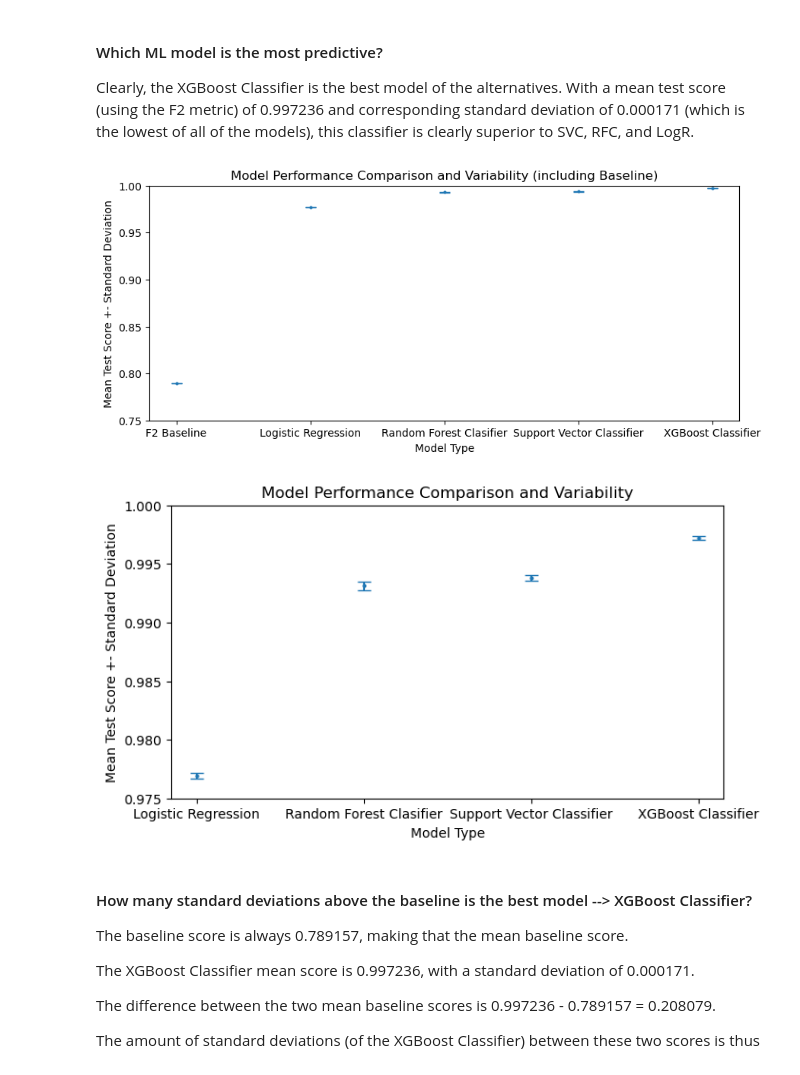
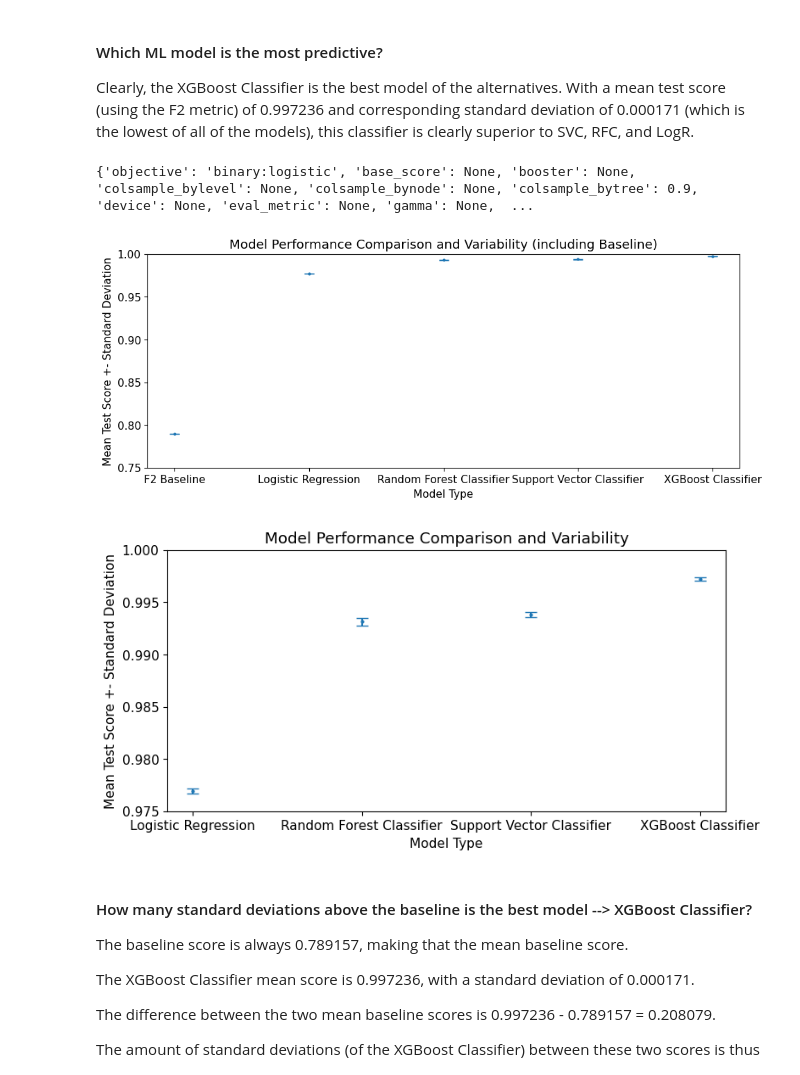
Before and after one commit to plestz/phishing_url_detection, a Jupyter notebook: src/analysis.ipynb, the cells around one changed output. Drawn from its saved outputs; the diff is of its cells as text; code cells hidden in the pictures.

```diff
--- a/src/analysis.ipynb
+++ b/src/analysis.ipynb
@@ -33,7 +33,7 @@ assert lr_model_results['baseline_scores'] == rf_model_results['baseline_scores'
 test_scores_df = pd.DataFrame({
     'F2 Baseline': lr_model_results['baseline_scores'],
     'Logistic Regression': lr_model_results['best_scores'],
-    'Random Forest Clasifier': rf_model_results['best_scores'],
+    'Random Forest Classifier': rf_model_results['best_scores'],
     'Support Vector Classifier': svc_model_results['best_scores'],
     'XGBoost Classifier': xgbc_model_results['best_scores']
 })
@@ -63,25 +63,33 @@ dtype: float64
 #### Which ML model is the most predictive?
 
 Clearly, the XGBoost Classifier is the best model of the alternatives. With a mean test score (using the F2 metric) of 0.997236 and corresponding standard deviation of 0.000171 (which is the lowest of all of the models), this classifier is clearly superior to SVC, RFC, and LogR.
+# %%
+best_xgbc_index = np.argmax(xgbc_model_results['best_scores'])
+best_xgbc_params = xgbc_model_results['best_estimators'][best_xgbc_index].get_xgb_params()
+print(best_xgbc_params)
+# %% [output]
+{'objective': 'binary:logistic', 'base_score': None, 'booster': None, 'colsample_bylevel': None, 'colsample_bynode': None, 'colsample_bytree': 0.9, 'device': None, 'eval_metric': None, 'gamma': None,  ...
 # %%
-plt.figure(figsize = (10, 4))
+plt.figure(figsize = (11, 4))
 plt.errorbar(x = test_scores_df.columns, y = test_scores_df.mean(axis = 0), yerr = test_scores_df.std(axis = 0), fmt = 'o', markersize = 2, capsize = 5)
 plt.ylim(0.75, 1)
 plt.xlabel('Model Type')
 plt.ylabel('Mean Test Score +- Standard Deviation')
 plt.title('Model Performance Comparison and Variability (including Baseline)')
+plt.savefig('../figures/model_score_comparison_with_baseline.png', dpi = 300)
 plt.show()
 
-plt.figure(figsize = (7.5, 4))
+plt.figure(figsize = (8.5, 4))
 plt.errorbar(x = test_scores_df.columns[1:], y = test_scores_df.mean(axis = 0).iloc[1:], yerr = test_scores_df.std(axis = 0).iloc[1:], fmt = 'o', markersize = 2, capsize = 5)
 plt.ylim(0.975, 1)
 plt.xlabel('Model Type')
 plt.ylabel('Mean Test Score +- Standard Deviation')
 plt.title('Model Performance Comparison and Variability')
+plt.savefig('../figures/model_score_comparison_no_baseline.png', dpi = 300)
 plt.show()
 # %% [output]
-[figure, old version]
+[figure, new version]
-[figure, old version]
+[figure, new version]
 # %% [markdown]
 #### How many standard deviations above the baseline is the best model --> XGBoost Classifier?
 
```
Also changed, not shown: parts of 11 cells of this notebook, 21 other files.
